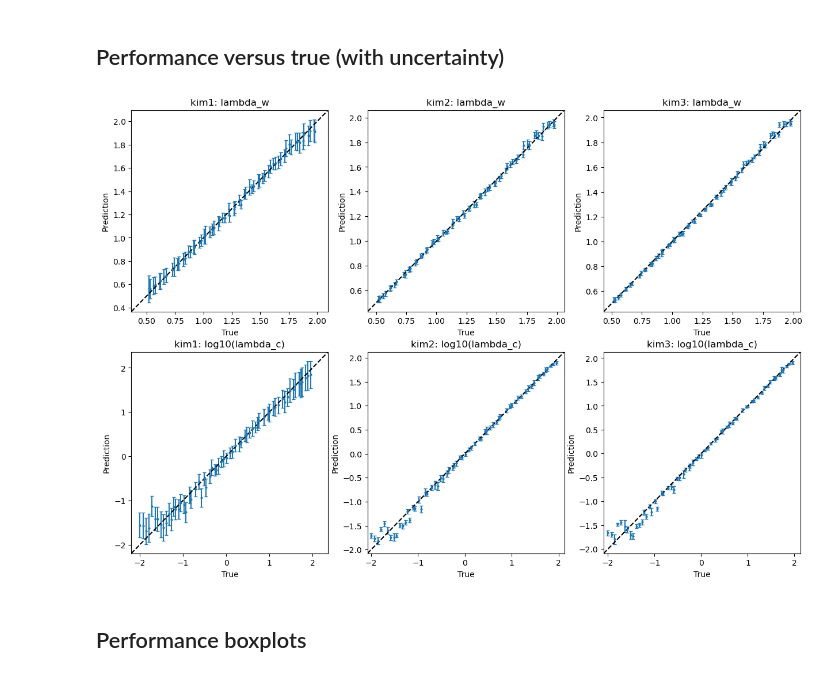
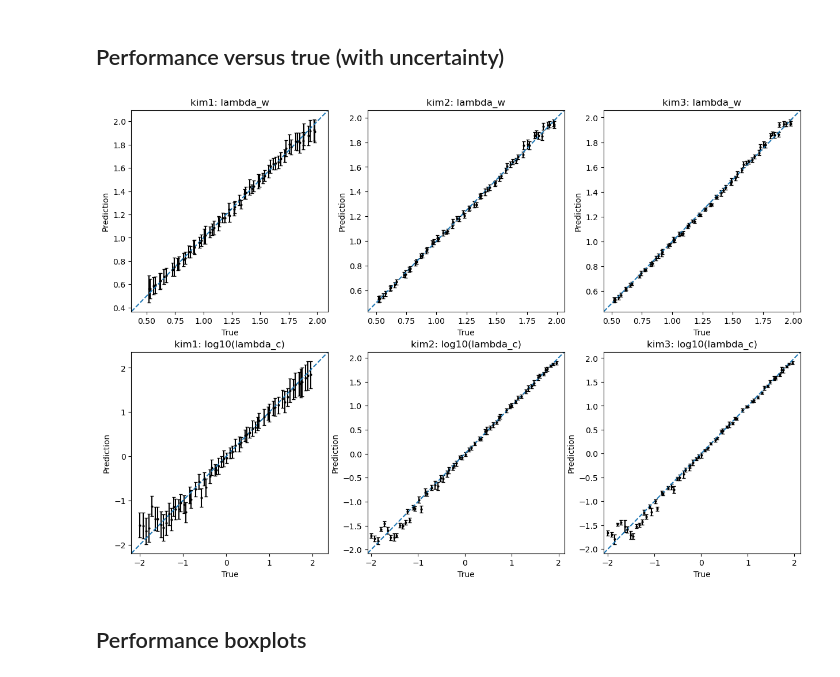
Before and after one commit to PeishiJiang/KIM, a Jupyter notebook: examples/im_cloudmodel/postprocessing.ipynb, the cells around one changed output. Cells and saved outputs as stored; diff of their text form; code cells hidden in the pictures.

```diff
--- a/examples/im_cloudmodel/postprocessing.ipynb
+++ b/examples/im_cloudmodel/postprocessing.ipynb
@@ -262,23 +258,23 @@ for i in range(2):
 # %%
 train_or_test = 'test'
 fig, axes = plt.subplots(2,3,figsize=(15,10))
 for i in range(2):
     y_var = y_vars[i]
     for j in range(3):
         model = labels[j]
         r = results[model]
         ax = axes[i,j]
         x = r['true'][train_or_test][...,i]
         y = r['weighted mean predict'][train_or_test][...,i]
         yens = r['ens predict'][train_or_test][...,i]
         w = r['weights'][...,i]
         std = np.sqrt(np.average((yens-y)**2, weights=w, axis=0))
-        ax.errorbar(x, y, std, color='tab:blue', linestyle='None', fmt='o', markersize=2, capsize=2)
+        ax.errorbar(x, y, std, color='black', linestyle='None', fmt='o', markersize=2, capsize=2)
         lim = ax.get_ylim()
-        ax.plot(lim, lim, 'k--')
+        ax.plot(lim, lim, '--', color='tab:blue')
         ax.set(xlim=lim, ylim=lim, xlabel='True', ylabel='Prediction', title=f"{model}: {y_var}")
 # %% [output]
-[figure, old version]
+[figure, new version]
 # %% [markdown]
 ## Performance boxplots
 # %%
```
Also changed, not shown: parts of 2 cells of this notebook, 4 other files.
